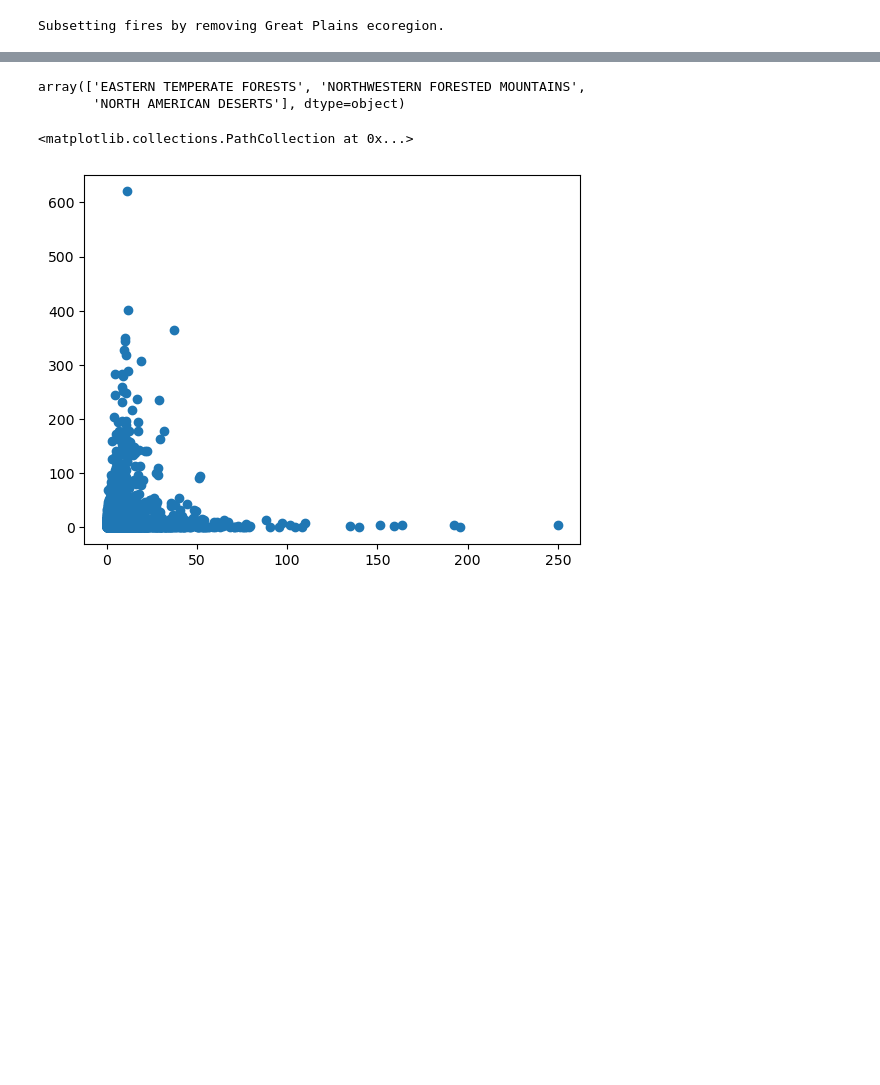
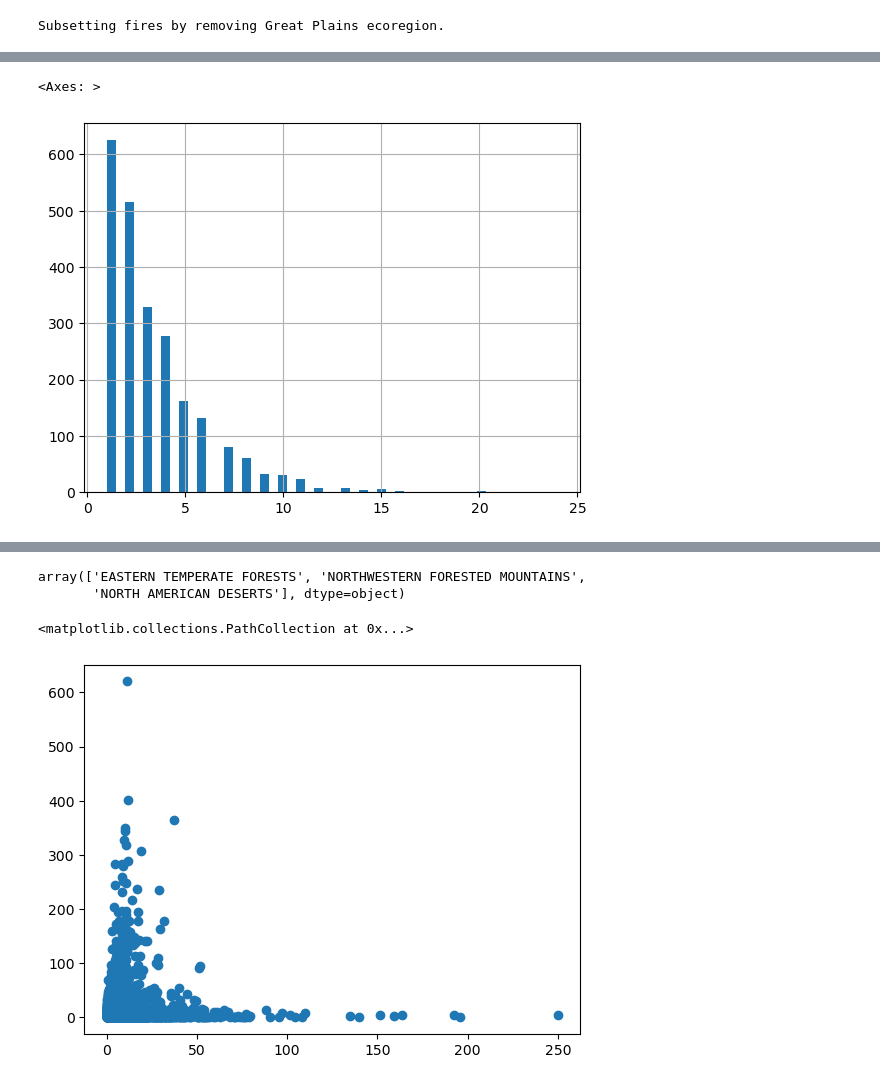
Before and after one commit to mccabete/precip, a Jupyter notebook: jim_figure_and_exp_plots.ipynb, the cells around one changed output, grey strips where cells are left out. Cells and saved outputs as stored; diff of their text form; code cells hidden in the pictures; blank space fills up the shorter version.

```diff
--- a/jim_figure_and_exp_plots.ipynb
+++ b/jim_figure_and_exp_plots.ipynb
@@ -66 +75,8 @@ fires.loc[:, 'precip_over_thresh'] = fires.precipitation >= thresh
+# %%
+precip_level = 7
+
+fires[fires.precipitation >= precip_level].groupby("UfireID").UfireID.count().hist(bins = 50) ## Looks liek ~ 625 fires have one instance of a precip event of 7 or more. Going with that to start off
+# %% [output]
+<Axes: >
+[figure, added]
 # %%
```
Also changed, not shown: parts of 7 cells of this notebook, 1 other file.
